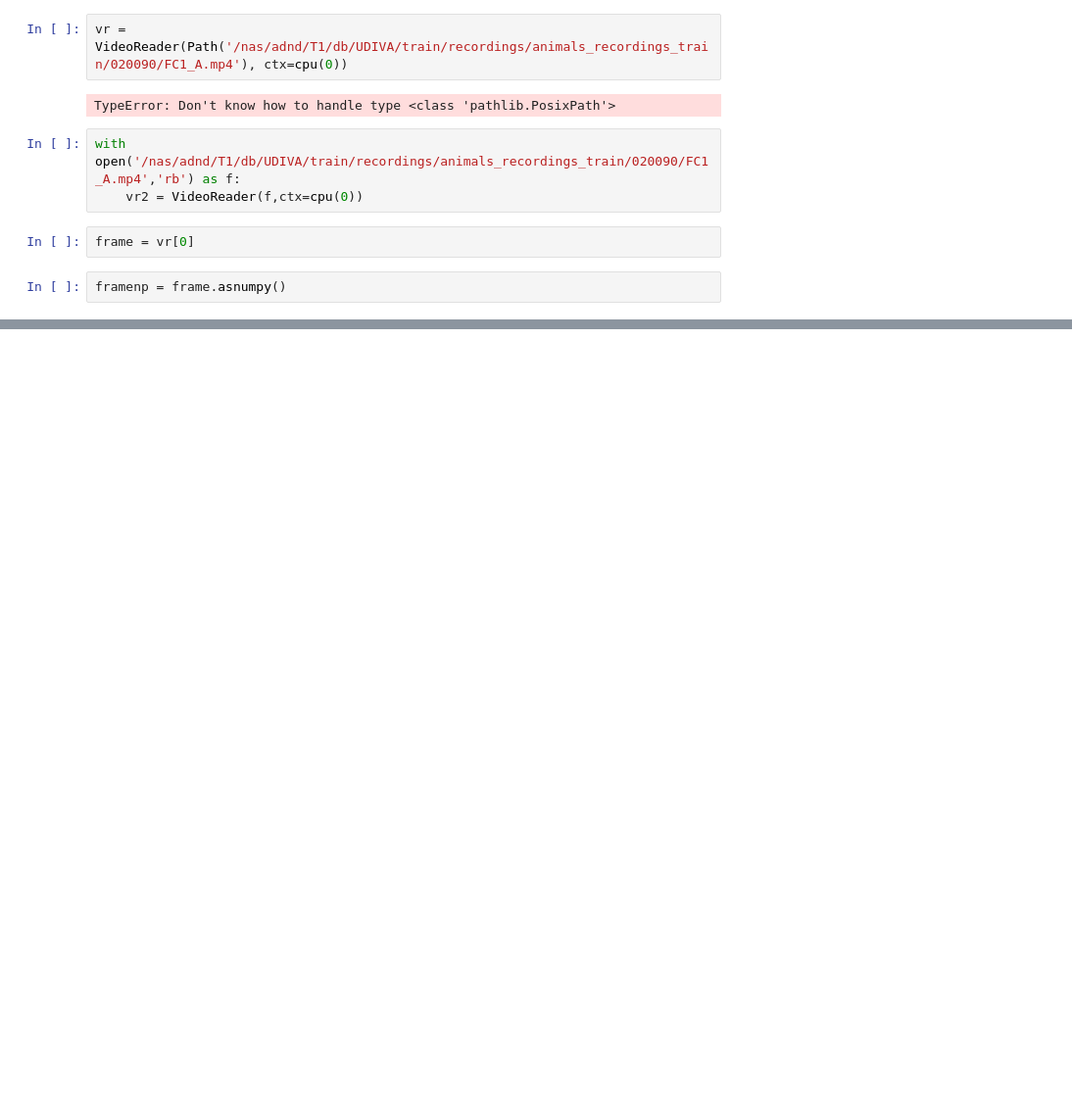
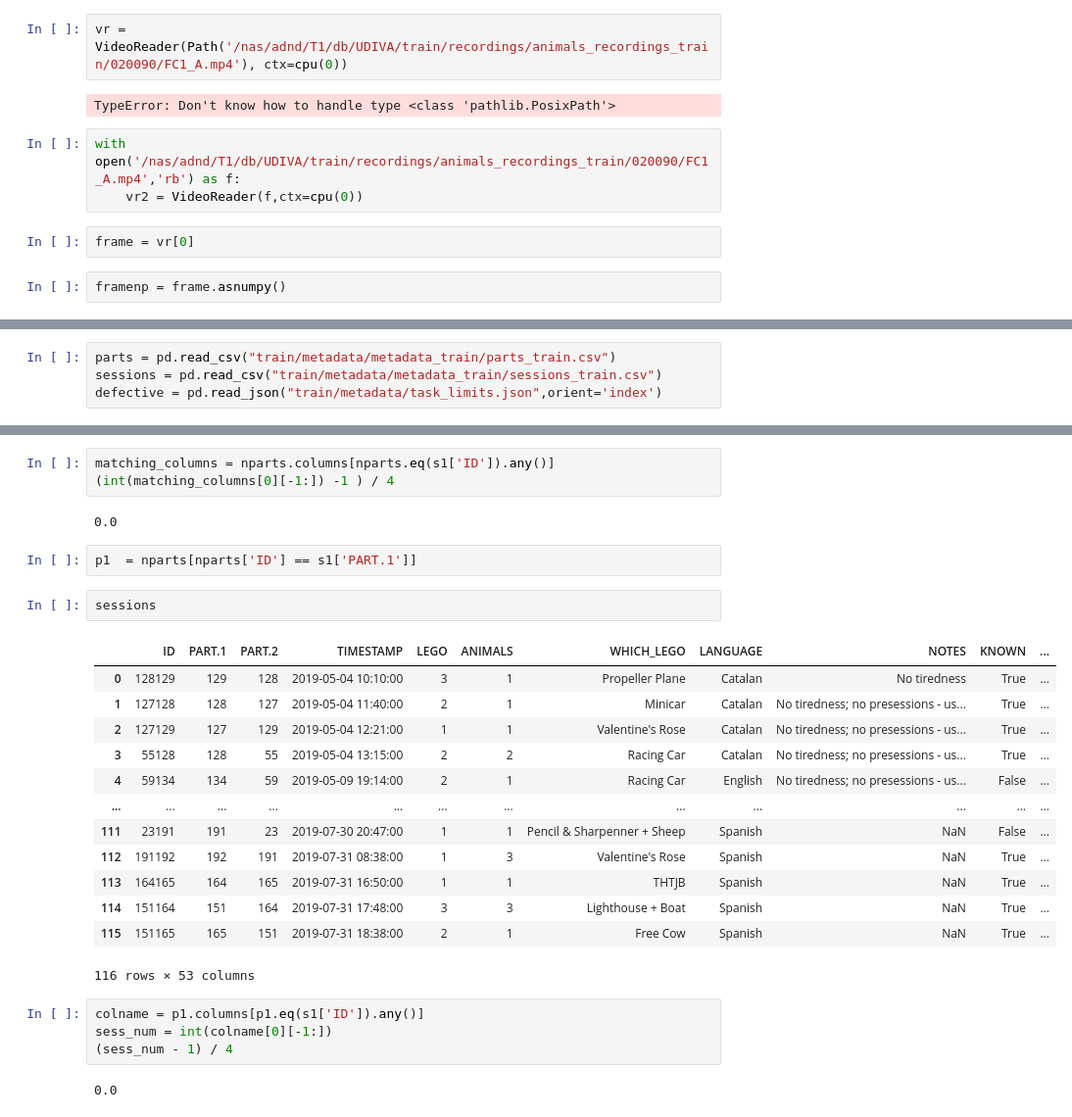
Before and after one commit to csuzs/udiva_regression, a Jupyter notebook: Untitled-1.ipynb, the cells around one changed output, grey strips where cells are left out. Shown: that part at 98% size. Cells and saved outputs as stored; diff of their text form; blank space fills up the shorter version.

Commit message:
metadata processing

```diff
--- a/Untitled-1.ipynb
+++ b/Untitled-1.ipynb
@@ -76,0 +133,4 @@ len(vr)
+# %%
+parts = pd.read_csv("train/metadata/metadata_train/parts_train.csv")
+sessions = pd.read_csv("train/metadata/metadata_train/sessions_train.csv")
+defective = pd.read_json("train/metadata/task_limits.json",orient='index')
@@ -76,0 +210,29 @@ len(vr)
+# %%
+matching_columns = nparts.columns[nparts.eq(s1['ID']).any()]
+(int(matching_columns[0][-1:]) -1 ) / 4
+# %% [output]
+0.0
+# %%
+p1  = nparts[nparts['ID'] == s1['PART.1']]
+# %%
+sessions
+# %% [output]
+|  | ID | PART.1 | PART.2 | TIMESTAMP | LEGO | ANIMALS | WHICH_LEGO | LANGUAGE | NOTES | KNOWN | ... |
+| 0 | 128129 | 129 | 128 | 2019-05-04 10:10:00 | 3 | 1 | Propeller Plane | Catalan | No tiredness | True | ... |
+| 1 | 127128 | 128 | 127 | 2019-05-04 11:40:00 | 2 | 1 | Minicar | Catalan | No tiredness; no presessions - us... | True | ... |
+| 2 | 127129 | 127 | 129 | 2019-05-04 12:21:00 | 1 | 1 | Valentine's Rose | Catalan | No tiredness; no presessions - us... | True | ... |
+| 3 | 55128 | 128 | 55 | 2019-05-04 13:15:00 | 2 | 2 | Racing Car | Catalan | No tiredness; no presessions - us... | True | ... |
+| 4 | 59134 | 134 | 59 | 2019-05-09 19:14:00 | 2 | 1 | Racing Car | English | No tiredness; no presessions - us... | False | ... |
+| ... | ... | ... | ... | ... | ... | ... | ... | ... | ... | ... | ... |
+| 111 | 23191 | 191 | 23 | 2019-07-30 20:47:00 | 1 | 1 | Pencil & Sharpenner + Sheep | Spanish | NaN | False | ... |
+| 112 | 191192 | 192 | 191 | 2019-07-31 08:38:00 | 1 | 3 | Valentine's Rose | Spanish | NaN | True | ... |
+| 113 | 164165 | 164 | 165 | 2019-07-31 16:50:00 | 1 | 1 | THTJB | Spanish | NaN | True | ... |
+| 114 | 151164 | 151 | 164 | 2019-07-31 17:48:00 | 3 | 3 | Lighthouse + Boat | Spanish | NaN | True | ... |
+| 115 | 151165 | 165 | 151 | 2019-07-31 18:38:00 | 2 | 1 | Free Cow | Spanish | NaN | True | ... |
+116 rows × 53 columns
+# %%
+colname = p1.columns[p1.eq(s1['ID']).any()]
+sess_num = int(colname[0][-1:])
+(sess_num - 1) / 4
+# %% [output]
+0.0
```
Also changed, not shown: parts of 45 cells of this notebook, 3 other files.
